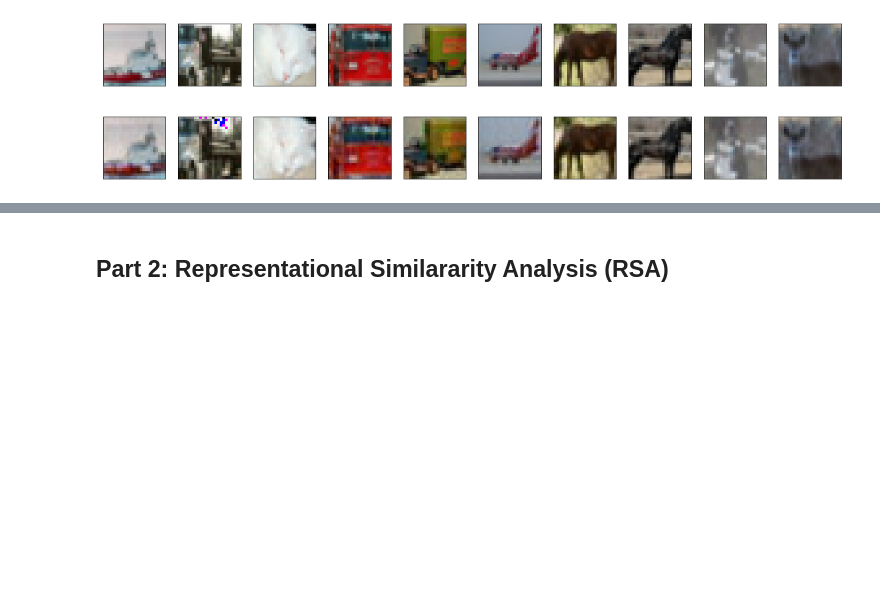
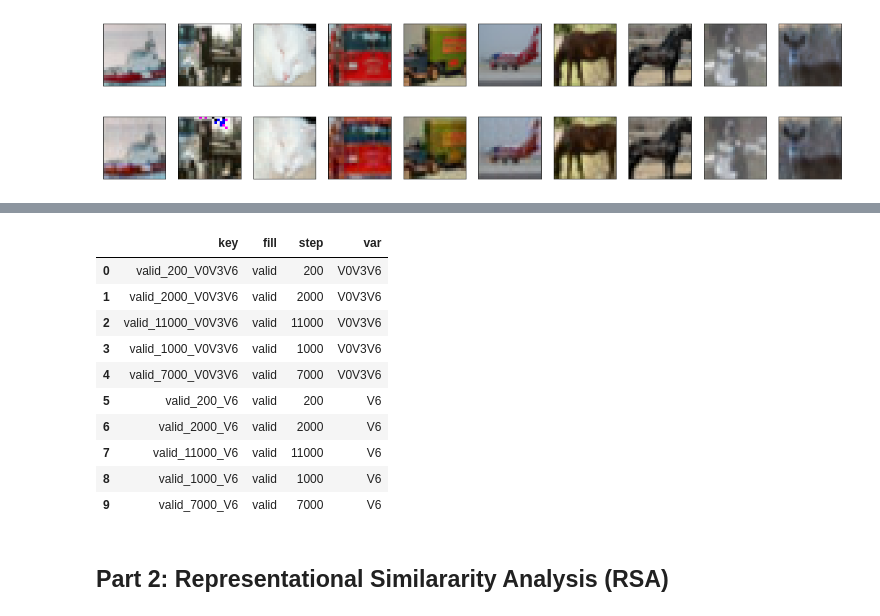
Before and after one commit to j-abc/cs375, a Jupyter notebook: 2017/assignment2/john_lab.ipynb, the cells around one changed output, grey strips where cells are left out. Cells and saved outputs as stored; diff of their text form; code cells hidden in the pictures; blank space fills up the shorter version.

```diff
--- a/2017/assignment2/john_lab.ipynb
+++ b/2017/assignment2/john_lab.ipynb
@@ -84,4 +84,4 @@ q_val = {'exp_id' : exp_id, 'validation_results' : {'$exists' : True}}
 # %%
 val_steps = coll.find(q_val, projection = ['validation_results'])
 # %%
-[val_steps[i]['validation_results'].keys() for i in range(val_steps.count())]
+val_keys = {val_steps[i]['validation_results'].keys()[0]: val_steps[i]['validation_results'] for i in range(val_steps.count())}
@@ -99,3 +101,20 @@ val_steps = coll.find(q_val, projection = ['validation_results'])
+# %%
+val_vals = [[ikey] + ikey.split('_') for ikey in val_keys]
+# %%
+import pandas as pd
+pd.DataFrame(val_vals, columns = ['key', 'fill', 'step', 'var'])
+# %% [output]
+|  | key | fill | step | var |
+| 0 | valid_200_V0V3V6 | valid | 200 | V0V3V6 |
+| 1 | valid_2000_V0V3V6 | valid | 2000 | V0V3V6 |
+| 2 | valid_11000_V0V3V6 | valid | 11000 | V0V3V6 |
+| 3 | valid_1000_V0V3V6 | valid | 1000 | V0V3V6 |
+| 4 | valid_7000_V0V3V6 | valid | 7000 | V0V3V6 |
+| 5 | valid_200_V6 | valid | 200 | V6 |
+| 6 | valid_2000_V6 | valid | 2000 | V6 |
+| 7 | valid_11000_V6 | valid | 11000 | V6 |
+| 8 | valid_1000_V6 | valid | 1000 | V6 |
+| 9 | valid_7000_V6 | valid | 7000 | V6 |
 # %% [markdown]
 ## Part 2: Representational Similararity Analysis (RSA)
 # %%
```
Also changed, not shown: parts of 2 cells of this notebook, 1 other file.
